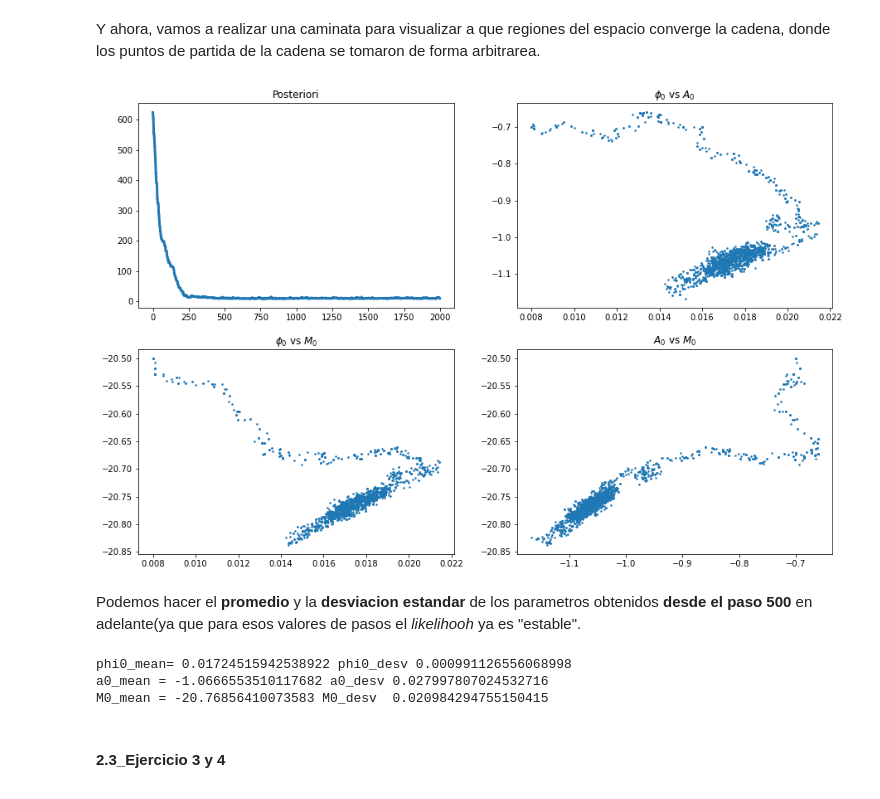
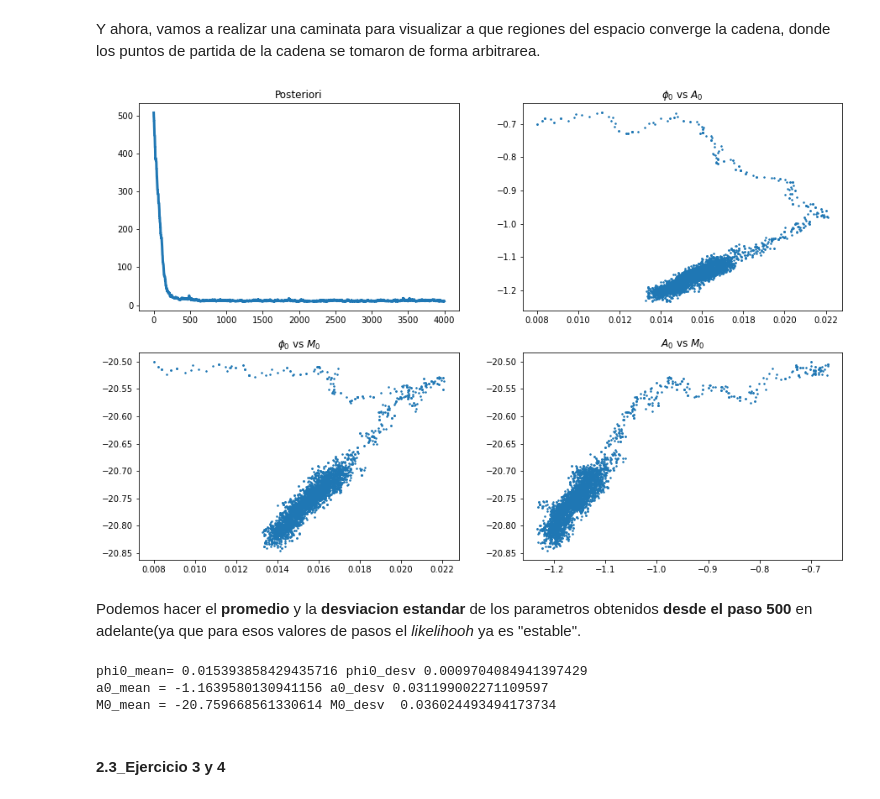
Before and after one commit to MarcosAJB00/Astrometria, a Jupyter notebook: Guia4/Practico 4.ipynb, the cells around one changed output. Drawn from its saved outputs; the diff is of its cells as text; code cells hidden in the pictures.

```diff
--- a/Guia4/Practico 4.ipynb
+++ b/Guia4/Practico 4.ipynb
@@ -90,14 +90,14 @@ Antes, definimos los errores de los tados, ya que vamos a suponer que los mismos
 # %%
 error_s =  df['error_sup'] - df['PHI']
 error_i =  -df['error_inf'] + df['PHI']
-sigma = np.abs((error_s - error_i)/2)
+sigma = np.abs((error_s + error_i)/2)
 #sigma
 # %%
 def likelihood(M,phi,phi0,a0,M0,sigma):
     phi_model = schechter(M,phi0,a0,M0) # valor de phi calculado por el modelo
     c = 1/(np.sqrt(2*np.pi)*sigma)
-    w = c*((phi - phi_model))**2/((np.sqrt(2)*sigma))**2
-    p = np.sum(w)/100000000 #esto para q me queden mas chicos los valores
+    w = (phi - phi_model)**2/((np.sqrt(2)*sigma))**2
+    p = np.sum(w)
     return(p)
 # %%
 def priors(phi0,a0,m0,philim,Alim,Mlim):
@@ -259,45 +261,45 @@ def metropolis(m,f,phi0,a0,m0,N,philim,Alim,Mlim,sigma): #aca los phi0,a0 y m0 s
 # %% [markdown]
 Y ahora, vamos a realizar una caminata para visualizar a que regiones del espacio converge la cadena, donde los puntos de partida de la cadena se tomaron de forma arbitrarea.
 # %%
-pos = metropolis(df['MAG'],df['PHI'],0.008,-0.7,-20.5,2000,philim,Alim,Mlim,sigma)[0]
-par = metropolis(df['MAG'],df['PHI'],0.008,-0.7,-20.5,2000,philim,Alim,Mlim,sigma)[2]
+pos = metropolis(df['MAG'],df['PHI'],0.008,-0.7,-20.5,4000,philim,Alim,Mlim,sigma)[0]
+par = metropolis(df['MAG'],df['PHI'],0.008,-0.7,-20.5,4000,philim,Alim,Mlim,sigma)[2]
 
 plt.figure(figsize = (15,10))
 plt.subplot(2,2,1)
 plt.plot(pos,'-',lw = 3)
 plt.title('Posteriori')
 
 plt.subplot(2,2,2)
 plt.plot(par[:,0],par[:,1],'.',ms = 3)
 plt.title('$ \phi_0 $ vs $ A_0 $')
 
 plt.subplot(2,2,3)
 plt.plot(par[:,0],par[:,2],'.',ms = 3)
 plt.title('$\phi_0$ vs $M_0 $')
 
 plt.subplot(2,2,4)
 plt.plot(par[:,1],par[:,2],'.',ms = 3)
 plt.title('$A_0$ vs $M_0 $')
 
 plt.show()
 # %% [output]
-[figure, old version]
+[figure, new version]
 # %% [markdown]
 Podemos hacer el **promedio** y la **desviacion estandar** de los parametros obtenidos **desde el paso 500** en adelante(ya que para esos valores de pasos el *likelihooh* ya es "estable".
 # %%
-phi0_mean = np.mean(par[500:,0])
-phi0_desv = np.std(par[500:,0])
-a0_mean = np.mean(par[500:,1])
-a0_desv = np.std(par[500:,1])
-M0_mean = np.mean(par[500:,2])
-M0_desv = np.std(par[500:,2])
+phi0_mean = np.mean(par[700:,0])
+phi0_desv = np.std(par[700:,0])
+a0_mean = np.mean(par[700:,1])
+a0_desv = np.std(par[700:,1])
+M0_mean = np.mean(par[700:,2])
+M0_desv = np.std(par[700:,2])
 print('phi0_mean=',phi0_mean,'phi0_desv',phi0_desv)
 print('a0_mean =',a0_mean,'a0_desv',a0_desv)
 print('M0_mean =',M0_mean,'M0_desv ',M0_desv)
 # %% [output]
-phi0_mean= 0.01724515942538922 phi0_desv 0.000991126556068998
-a0_mean = -1.0666553510117682 a0_desv 0.027997807024532716
-M0_mean = -20.76856410073583 M0_desv  0.020984294755150415
+phi0_mean= 0.015393858429435716 phi0_desv 0.0009704084941397429
+a0_mean = -1.1639580130941156 a0_desv 0.031199002271109597
+M0_mean = -20.759668561330614 M0_desv  0.036024493494173734
 # %% [markdown]
 #### **2.3_Ejercicio 3 y 4**
 # %% [markdown]
```
Also changed, not shown: parts of 9 cells of this notebook.
